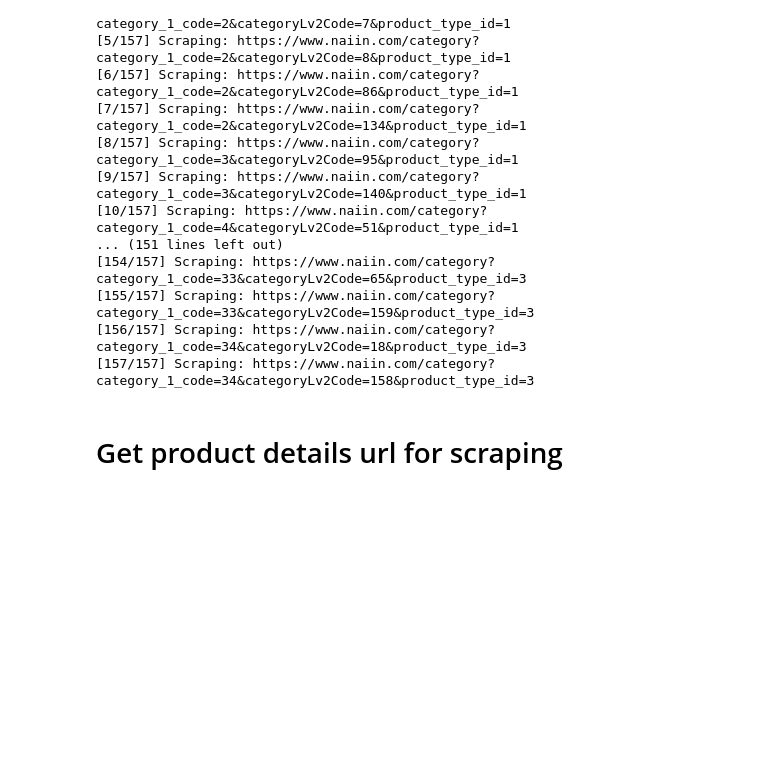
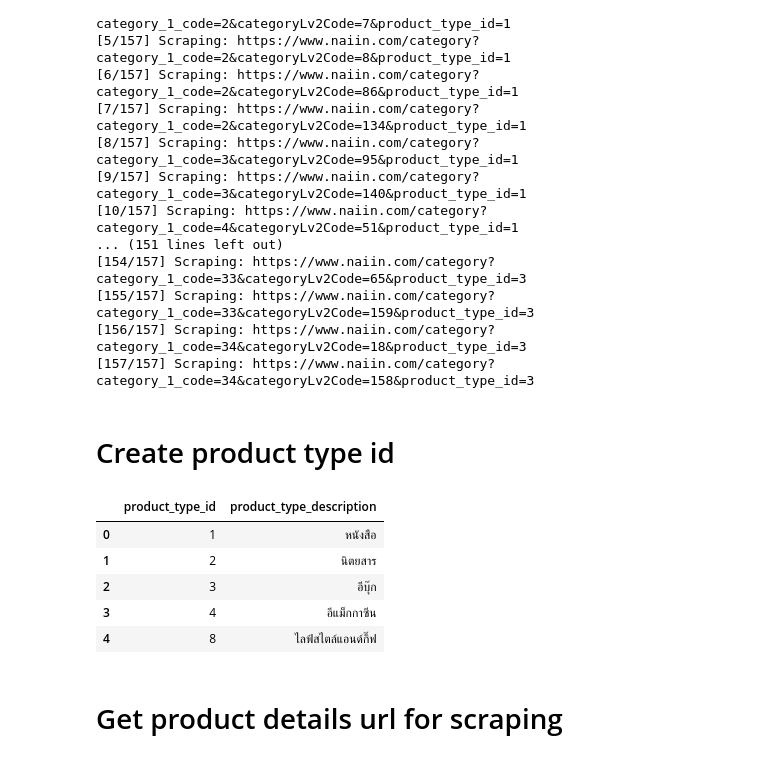
Before and after one commit to Vijak-k/book-scrap, a Jupyter notebook: ingestion/get_product_category.ipynb, the cells around one changed output. Saved outputs shown, nothing was run; the diff lists cells and outputs as text; code cells hidden in the pictures; blank space fills up the shorter version.

```diff
--- a/ingestion/get_product_category.ipynb
+++ b/ingestion/get_product_category.ipynb
@@ -233,3 +233,5 @@ os.makedirs(os.path.dirname(output_path), exist_ok=True)
 cat_lv2_df.to_csv(output_path, index=False, encoding='utf-8-sig')
 
 print(f"✅ Saved product URLs to: {output_path}")
+# %% [markdown]
+# Create product type id
@@ -235,0 +241,16 @@ print(f"✅ Saved product URLs to: {output_path}")
+# %%
+# manual check for product type_id
+product_type_id_kv = {
+    "product_type_id": [1, 2, 3, 4, 8],
+    "product_type_description": ["หนังสือ", "นิตยสาร", "อีบุ๊ก", "อีแม็กกาซีน", "ไลฟ์สไตล์แอนด์กิ๊ฟ"]
+}
+# %%
+product_type_df = pd.DataFrame(product_type_id_kv)
+product_type_df
+# %% [output]
+|  | product_type_id | product_type_description |
+| 0 | 1 | หนังสือ |
+| 1 | 2 | นิตยสาร |
+| 2 | 3 | อีบุ๊ก |
+| 3 | 4 | อีแม็กกาซีน |
+| 4 | 8 | ไลฟ์สไตล์แอนด์กิ๊ฟ |
```
Also changed, not shown: parts of 5 cells of this notebook, 2 other files.
